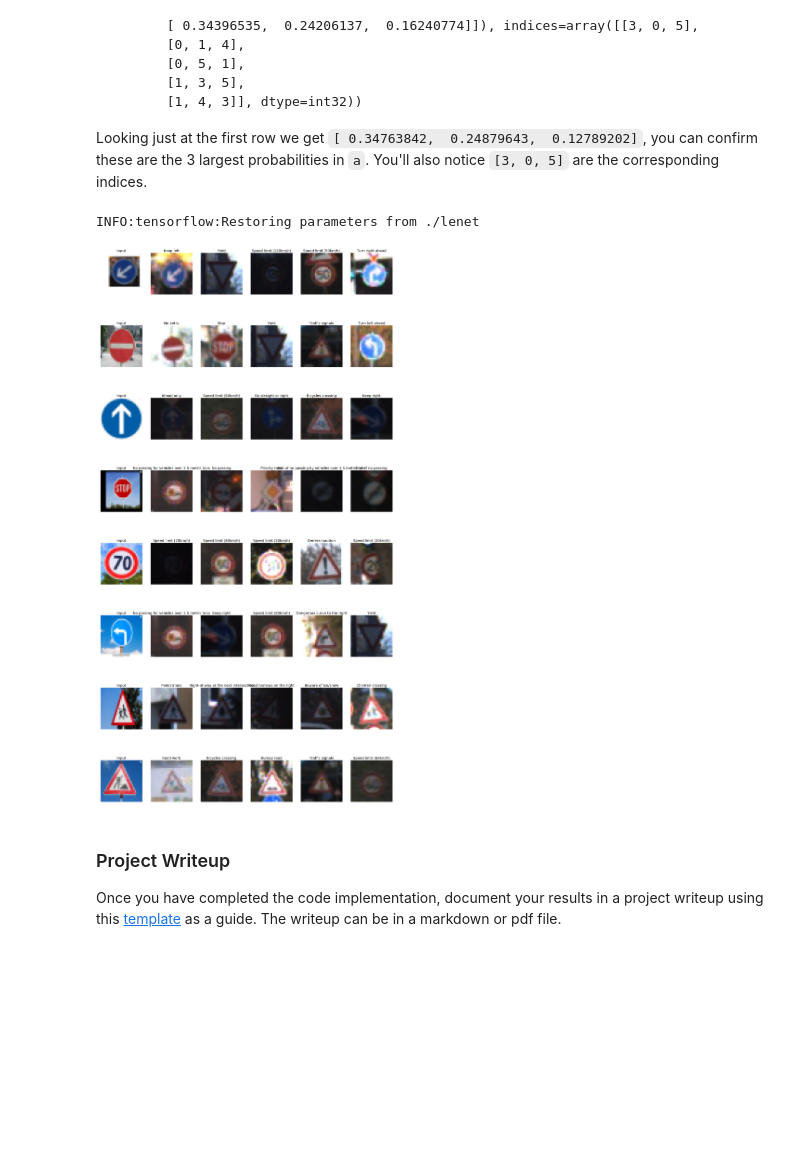
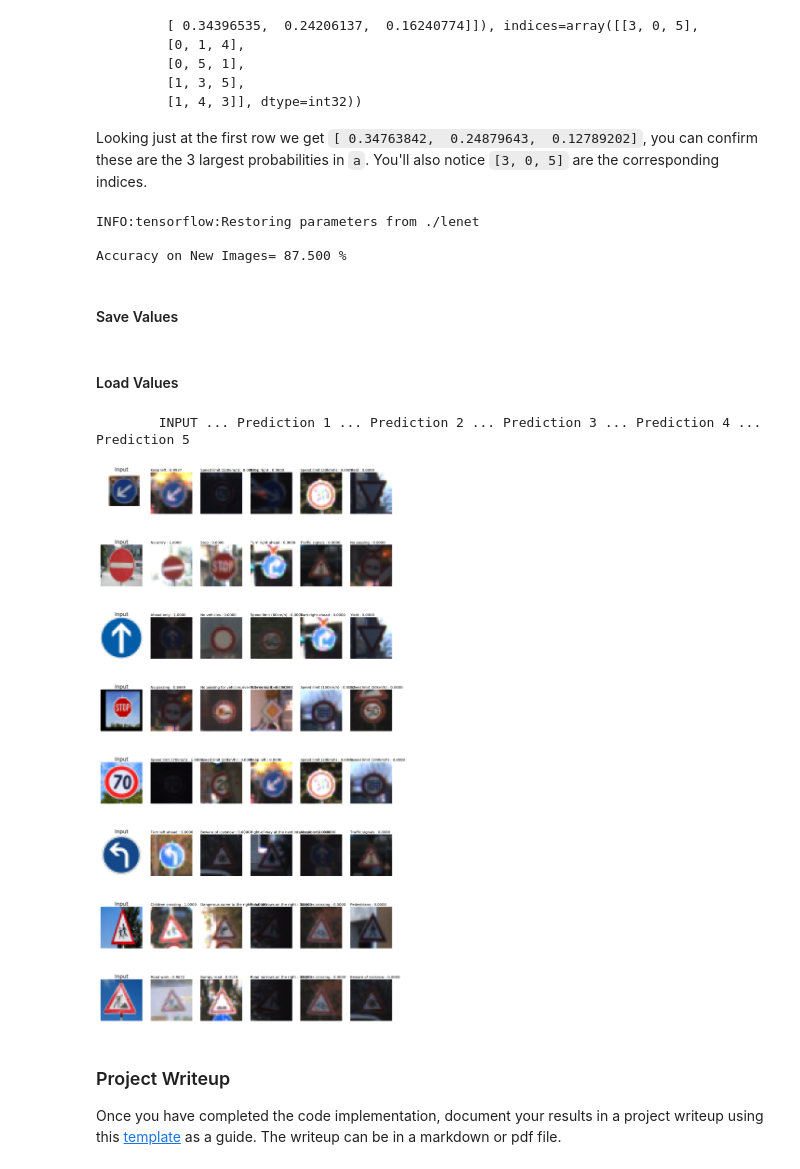
Before and after one commit to alejandroreynagit/Traffic_Sign_Classifier, a Jupyter notebook: P3-Traffic_Sign_Classifier.ipynb, the cells around one changed output. Drawn from its saved outputs; the diff is of its cells as text; code cells hidden in the pictures; blank space fills up the shorter version.

Commit message:
Updated images and project notebook, new images prediction added

```diff
--- a/P3-Traffic_Sign_Classifier.ipynb
+++ b/P3-Traffic_Sign_Classifier.ipynb
@@ -701,21 +694,31 @@ Looking just at the first row we get `[ 0.34763842,  0.24879643,  0.12789202]`,
 ### Print out the top five softmax probabilities for the predictions on the German traffic sign images found on the web.
 ### Feel free to use as many code cells as needed.
 soft_out = tf.nn.softmax(logits)
-k_pred = 5
-top_pred = tf.nn.top_k(soft_out, k=k_pred)
+k_pred = 5 # Number of predictions to save
+top_pred = tf.nn.top_k(soft_out, k=k_pred) # Finds values and indices of the k largest predictions.
 
 with tf.Session() as sess:
     saver.restore(sess,  tf.train.latest_checkpoint('.'))
+    test_accuracy = evaluate(test_images_gray, test_images_labels)
     probs, preds = sess.run(top_pred, feed_dict = {x:test_images_gray, y:test_images_labels})
+    print("\nAccuracy on New Images= {:.3f} %".format(test_accuracy*100))
 
-### Variable to store sign predictions
+# Variable to store sign predictions for the new images
 sign_pred = []
 for i in range(len(test_images)):
     sign_pred.append(labels.loc[preds[i]]['SignName'])
 
 #print(sign_pred[1].iloc[0])
+# Get test data set to get coloured images for predictions
+with open(validation_file, mode='rb') as f:
+    valid_test = pickle.load(f)
+X_valid_test, y_valid_test = valid_test['features'], valid['labels']
 # %% [output]
 INFO:tensorflow:Restoring parameters from ./lenet
+
+Accuracy on New Images= 87.500 %
+# %% [markdown]
+#### Save Values
 # %%
 ### SAVE VALUES
 
@@ -735,6 +738,8 @@ pickle.dump(sign_pred, file_acc, protocol=4)
 
 file_ds = open('test_dataset.pickle', 'wb')
 pickle.dump(test_dataset, file_ds, protocol=4)
+# %% [markdown]
+#### Load Values
 # %%
 ### LOAD VALUES
 
@@ -749,27 +751,25 @@ X_valid_test, y_valid_test = valid_test['features'], valid['labels']
 # %%
-from matplotlib.font_manager import FontProperties
-
-fontP = FontProperties()
-fontP.set_size('small')
-
-f, (plot) = plt.subplots(8,6,figsize=(30,60))
+# Plot results: Input image along with the top 5 softmax probabilities of prediction
+f, (plot) = plt.subplots(len(new_images),k_pred + 1,figsize=(30,60))
 for i in range(len(test_images_gray)):
     plot[i,0].imshow(test_images[i])
-    plot[i,0].set_title('Input',fontsize=20)
-    plot[i,0].legend("PLOT")
+    plot[i,0].set_title('Input',fontsize=30)
     plot[i,0].axis('off')
-
     for pred in range(k_pred):
-        text = sign_pred[i].iloc[pred]
+        prob = ("{0:.4f}".format(probs[i,pred]))
+        text = sign_pred[i].iloc[pred] +' : '+ str(prob)
         idx = np.argwhere(y_valid_test == preds[i,pred])[0]
         plot[i,pred+1].imshow(X_valid_test[idx].squeeze())
         #plot[i,pred].imshow(test_images[0])
         #plt.imshow(test_images[0].squeeze())
-        plot[i,pred+1].set_title(text,fontsize=20)
+        plot[i,pred+1].set_title(text,loc='left',fontsize=20)
         plot[i,pred+1].axis('off')
+print('\n\tINPUT ... Prediction 1 ... Prediction 2 ... Prediction 3 ... Prediction 4 ... Prediction 5')
+f.savefig('Prediction_NewImages.png', transparent=True)
 plt.show()
 # %% [output]
+        INPUT ... Prediction 1 ... Prediction 2 ... Prediction 3 ... Prediction 4 ... Prediction 5
-[figure, old version]
+[figure, new version]
 # %% [markdown]
 ### Project Writeup
 
```
Also changed, not shown: parts of 12 cells of this notebook, 20 other files.
